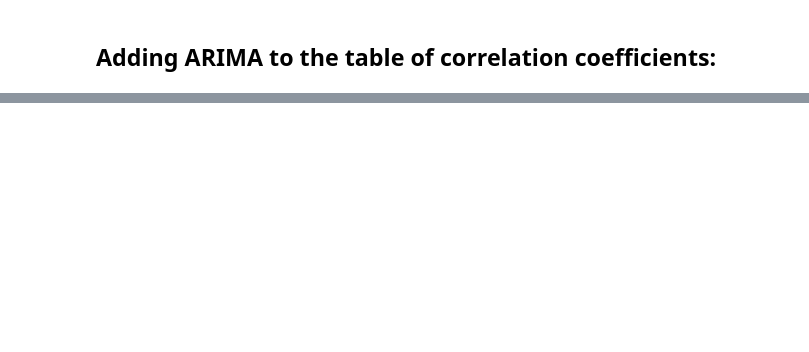
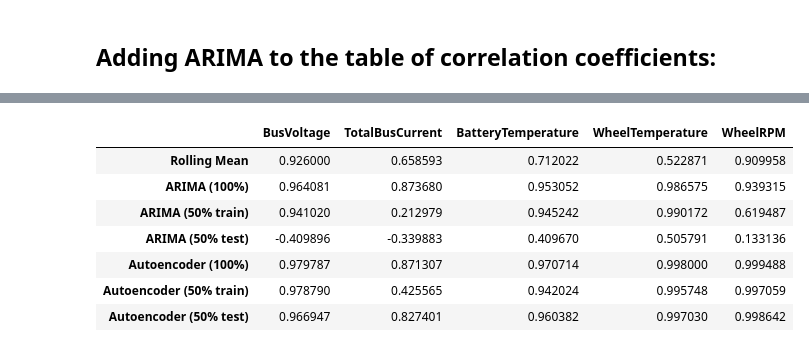
Before and after one commit to sapols/Satellite-Telemetry-Anomaly-Detection, a Jupyter notebook: Algorithm Modeling.ipynb, the cells around one changed output, grey strips where cells are left out. Saved outputs shown, nothing was run; the diff lists cells and outputs as text; code cells hidden in the pictures; blank space fills up the shorter version.

```diff
--- a/Algorithm Modeling.ipynb
+++ b/Algorithm Modeling.ipynb
@@ -262,12 +279,0 @@ Use tf.cast instead.
-# %%
-for ds in range(len(datasets)):
-    var_name = var_names[ds]
-    ds_name = datasets[ds][5:-4] # drop 'Data/' and '.csv'
-
-    file_path = 'save/datasets/' + ds_name + '/autoencoder/data/' + ds_name + '_with_autoencoder.csv'
-    # get correlation coefficient between original data and autoencoder prediction
-    coeff = correlation(var_name, file_path, 'Autoencoder', file_path)
-    correlations.at['Autoencoder', ds_name] = coeff  # Make the index "Autoencoder" if it doesn't exist, place coeff
-
-correlations.to_csv('./save/correlations.csv')
-correlations
@@ -280,0 +280,49 @@ correlations
+# %%
+# 100%
+for ds in range(len(datasets)):
+    var_name = var_names[ds]
+    ds_name = datasets[ds][5:-4] # drop 'Data/' and '.csv'
+
+    file_path = 'save/datasets/' + ds_name + '/autoencoder/data/100 percent/' + ds_name + '_with_autoencoder_full.csv'
+    # get correlation coefficient between original data and autoencoder prediction (100%)
+    coeff = correlation(var_name, file_path, 'Autoencoder', file_path)
+    correlations.at['Autoencoder (100%)', ds_name] = coeff  # Make the index "Autoencoder (100%)" if it doesn't exist, place coeff
+
+# 50% train
+for ds in range(len(datasets)):
+    var_name = var_names[ds]
+    ds_name = datasets[ds][5:-4] # drop 'Data/' and '.csv'
+
+    file_path = 'save/datasets/' + ds_name + '/autoencoder/data/50 percent/' + ds_name + '_with_autoencoder_half.csv'
+    df = read_csv(file_path, header=0, parse_dates=[0], index_col=0, squeeze=True, date_parser=parser)
+
+    # get correlation coefficient between original data and autoencoder prediction (50% train)
+    end = int(len(df) / 2)
+    coeff = correlation(var_name, file_path, 'Autoencoder', file_path, end=end)
+    correlations.at['Autoencoder (50% train)', ds_name] = coeff  # Make the index "Autoencoder (50% train)" if it doesn't exist, place coeff
+
+
+# 50% test
+for ds in range(len(datasets)):
+    var_name = var_names[ds]
+    ds_name = datasets[ds][5:-4] # drop 'Data/' and '.csv'
+
+    file_path = 'save/datasets/' + ds_name + '/autoencoder/data/50 percent/' + ds_name + '_with_autoencoder_half.csv'
+    df = read_csv(file_path, header=0, parse_dates=[0], index_col=0, squeeze=True, date_parser=parser)
+
+    # get correlation coefficient between original data and autoencoder prediction (50% test)
+    start = int(len(df) / 2)
+    coeff = correlation(var_name, file_path, 'Autoencoder', file_path, start=start)
+    correlations.at['Autoencoder (50% test)', ds_name] = coeff  # Make the index "Autoencoder (50% test)" if it doesn't exist, place coeff
+
+correlations.to_csv('./save/correlations.csv')
+correlations
+# %% [output]
+|  | BusVoltage | TotalBusCurrent | BatteryTemperature | WheelTemperature | WheelRPM |
+| Rolling Mean | 0.926000 | 0.658593 | 0.712022 | 0.522871 | 0.909958 |
+| ARIMA (100%) | 0.964081 | 0.873680 | 0.953052 | 0.986575 | 0.939315 |
+| ARIMA (50% train) | 0.941020 | 0.212979 | 0.945242 | 0.990172 | 0.619487 |
+| ARIMA (50% test) | -0.409896 | -0.339883 | 0.409670 | 0.505791 | 0.133136 |
+| Autoencoder (100%) | 0.979787 | 0.871307 | 0.970714 | 0.998000 | 0.999488 |
+| Autoencoder (50% train) | 0.978790 | 0.425565 | 0.942024 | 0.995748 | 0.997059 |
+| Autoencoder (50% test) | 0.966947 | 0.827401 | 0.960382 | 0.997030 | 0.998642 |
```
Also changed, not shown: parts of 6 cells of this notebook.
